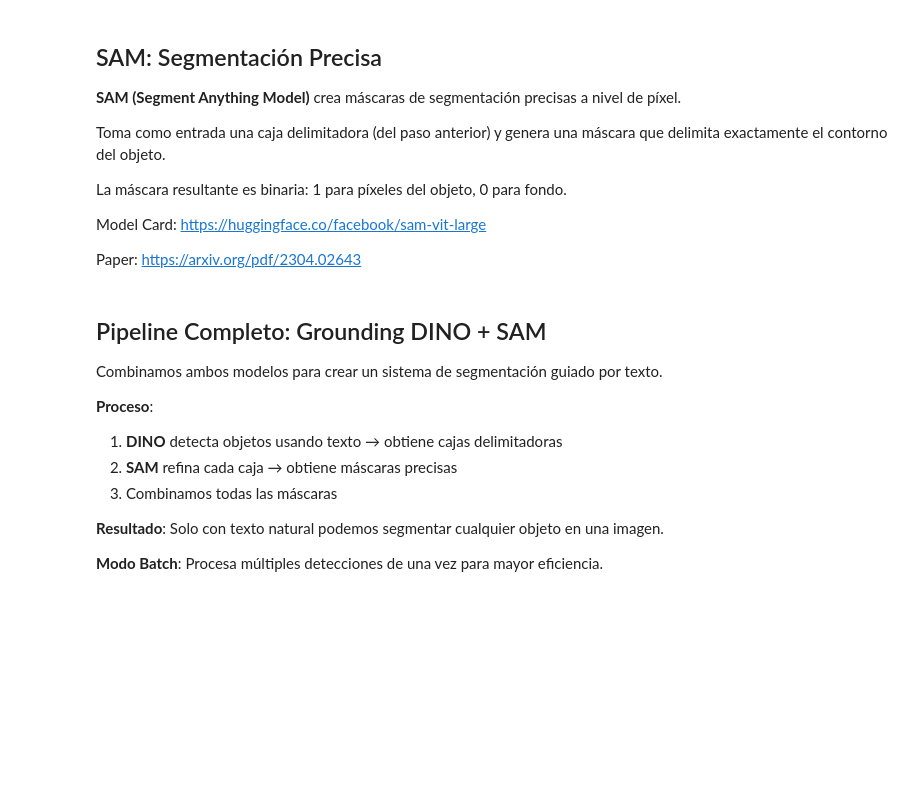
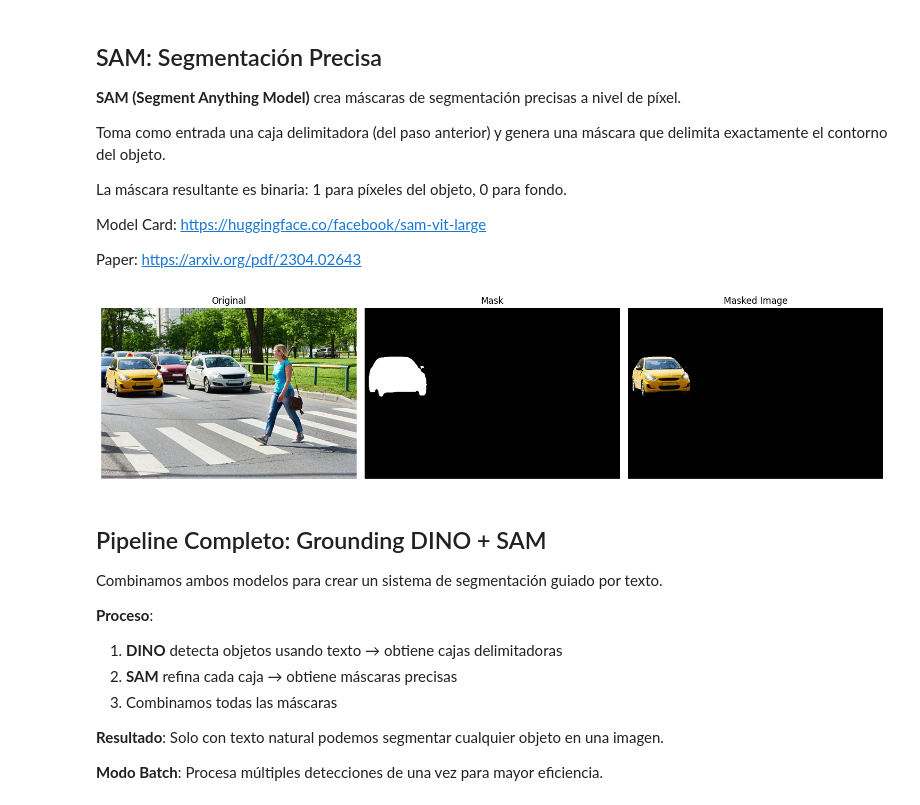
Before and after one commit to sergiovillanueva/prompt_to_mask, a Jupyter notebook: 1_GD_SAM.ipynb, the cells around one changed output. Saved outputs shown, nothing was run; the diff lists cells and outputs as text; code cells hidden in the pictures; blank space fills up the shorter version.

```diff
--- a/1_GD_SAM.ipynb
+++ b/1_GD_SAM.ipynb
@@ -253,29 +267,34 @@ Paper: https://arxiv.org/pdf/2304.02643
 # %%
 # sam
 
 def segment_box(image, box):
     inputs = sam_processor(images=image, input_boxes=[[box]], return_tensors="pt").to(device)
 
     with torch.no_grad():
         outputs = sam_model(**inputs)
 
     masks = sam_processor.post_process_masks(outputs.pred_masks, inputs["original_sizes"], inputs["reshaped_input_sizes"])
 
     best_mask = masks[0][0][outputs.iou_scores.argmax()].cpu().numpy() #cogermos la mejor de las máscaras por simplificar
 
     fig, axes = plt.subplots(1, 3, figsize=(15, 5))
     axes[0].imshow(image)
     axes[0].set_title("Original")
     axes[0].axis("off")
     axes[1].imshow(best_mask, cmap="gray")
     axes[1].set_title("Mask")
     axes[1].axis("off")
     masked_img = np.array(image) * best_mask[:,:,None]
     axes[2].imshow(masked_img.astype(np.uint8))
     axes[2].set_title("Masked Image")
     axes[2].axis("off")
     plt.tight_layout()
     plt.show()
+
+box = [  9.1007, 114.1038, 150.1338, 211.9607]
+segment_box(image_person_cars, box)
+# %% [output]
+[figure, added]
 # %% [markdown]
 ## Pipeline Completo: Grounding DINO + SAM
 
```
Also changed, not shown: parts of 6 cells of this notebook, 6 other files.
